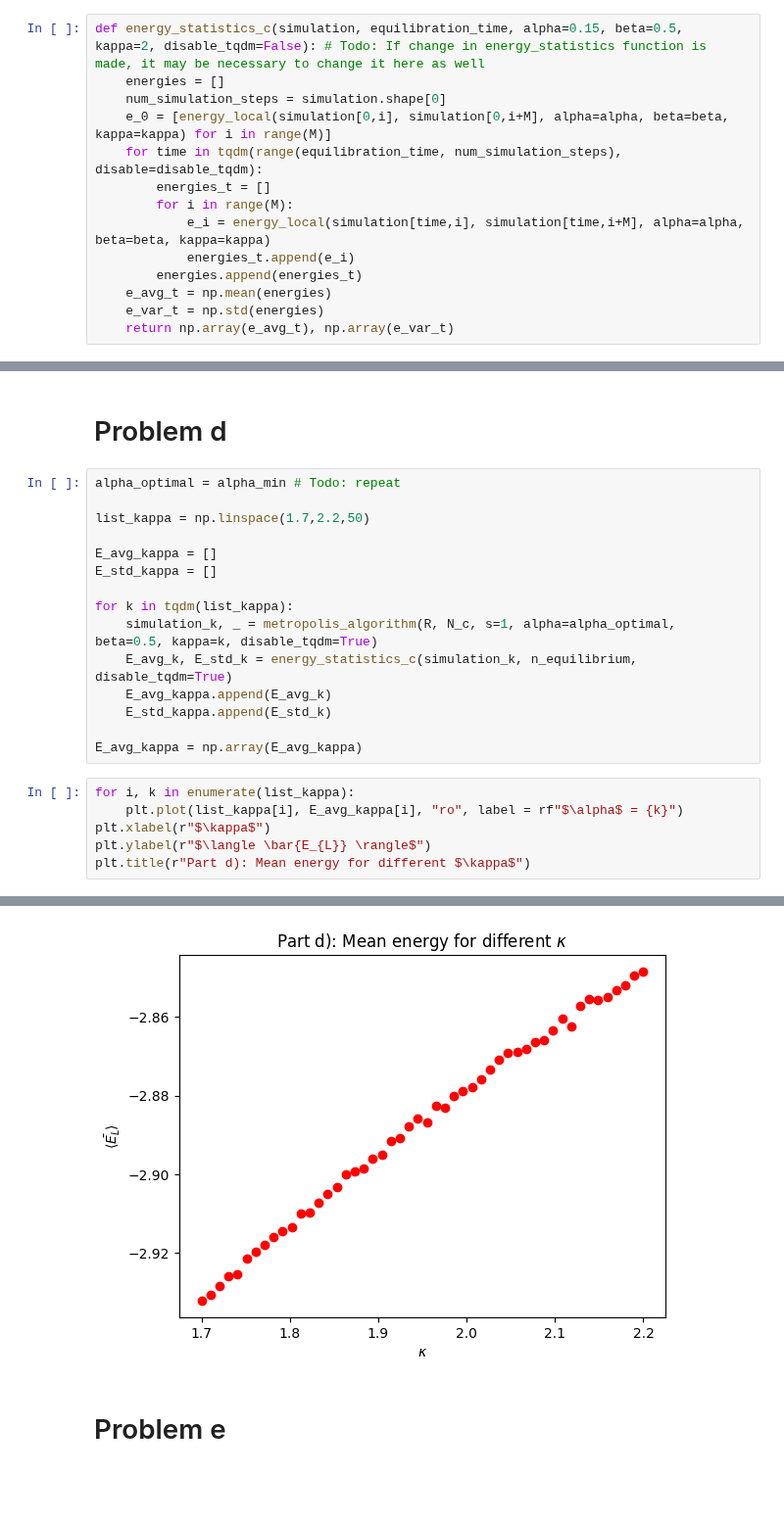
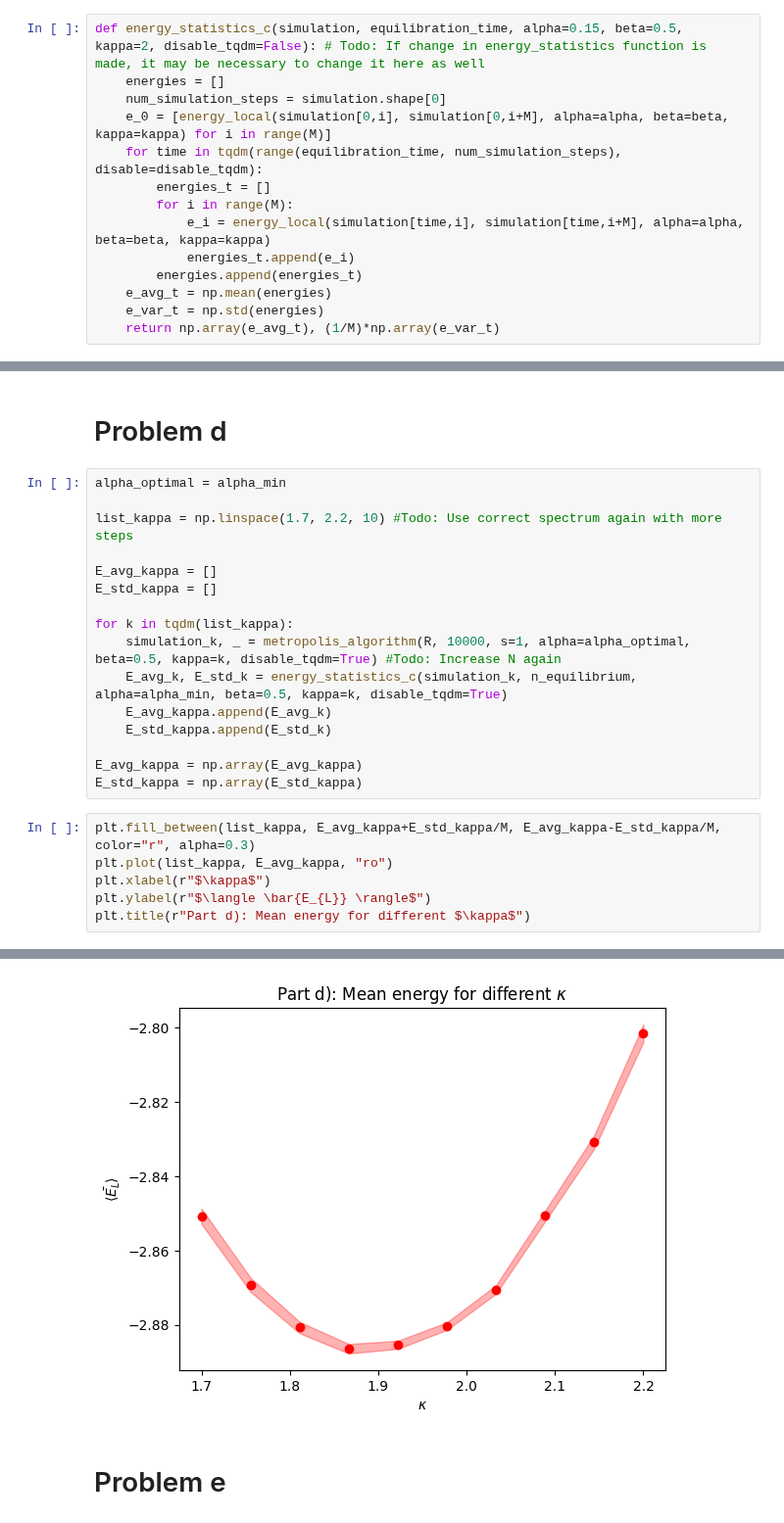
Before and after one commit to corinnawegner/Computational-physics, a Jupyter notebook: Project 5/Problem 1.ipynb, the cells around one changed output, grey strips where cells are left out. Shown at 98% size. Cells and saved outputs as stored; diff of their text form; blank space fills up the shorter version.

```diff
--- a/Project 5/Problem 1.ipynb
+++ b/Project 5/Problem 1.ipynb
@@ -209,7 +208,7 @@ def energy_statistics_c(simulation, equilibration_time, alpha=0.15, beta=0.5, ka
         energies.append(energies_t)
     e_avg_t = np.mean(energies)
     e_var_t = np.std(energies)
-    return np.array(e_avg_t), np.array(e_var_t)
+    return np.array(e_avg_t), (1/M)*np.array(e_var_t)
 # %%
 N_c = 10000
 # %%
@@ -281,29 +280,30 @@ print(E_std_alpha_c)
 # %% [markdown]
 # Problem d
 # %%
-alpha_optimal = alpha_min # Todo: repeat
+alpha_optimal = alpha_min
 
-list_kappa = np.linspace(1.7,2.2,50)
+list_kappa = np.linspace(1.7, 2.2, 10) #Todo: Use correct spectrum again with more steps
 
 E_avg_kappa = []
 E_std_kappa = []
 
 for k in tqdm(list_kappa):
-    simulation_k, _ = metropolis_algorithm(R, N_c, s=1, alpha=alpha_optimal, beta=0.5, kappa=k, disable_tqdm=True)
-    E_avg_k, E_std_k = energy_statistics_c(simulation_k, n_equilibrium, disable_tqdm=True)
+    simulation_k, _ = metropolis_algorithm(R, 10000, s=1, alpha=alpha_optimal, beta=0.5, kappa=k, disable_tqdm=True) #Todo: Increase N again
+    E_avg_k, E_std_k = energy_statistics_c(simulation_k, n_equilibrium, alpha=alpha_min, beta=0.5, kappa=k, disable_tqdm=True)
     E_avg_kappa.append(E_avg_k)
     E_std_kappa.append(E_std_k)
 
 E_avg_kappa = np.array(E_avg_kappa)
+E_std_kappa = np.array(E_std_kappa)
 # %%
-for i, k in enumerate(list_kappa):
-    plt.plot(list_kappa[i], E_avg_kappa[i], "ro", label = rf"$\alpha$ = {k}")
+plt.fill_between(list_kappa, E_avg_kappa+E_std_kappa/M, E_avg_kappa-E_std_kappa/M, color="r", alpha=0.3)
+plt.plot(list_kappa, E_avg_kappa, "ro")
 plt.xlabel(r"$\kappa$")
 plt.ylabel(r"$\langle \bar{E_{L}} \rangle$")
 plt.title(r"Part d): Mean energy for different $\kappa$")
 # %% [output]
 Text(0.5, 1.0, 'Part d): Mean energy for different $\\kappa$')
-[figure, old version]
+[figure, new version]
 # %% [markdown]
 # Problem e
 # %%
```
Also changed, not shown: parts of 6 cells of this notebook.
